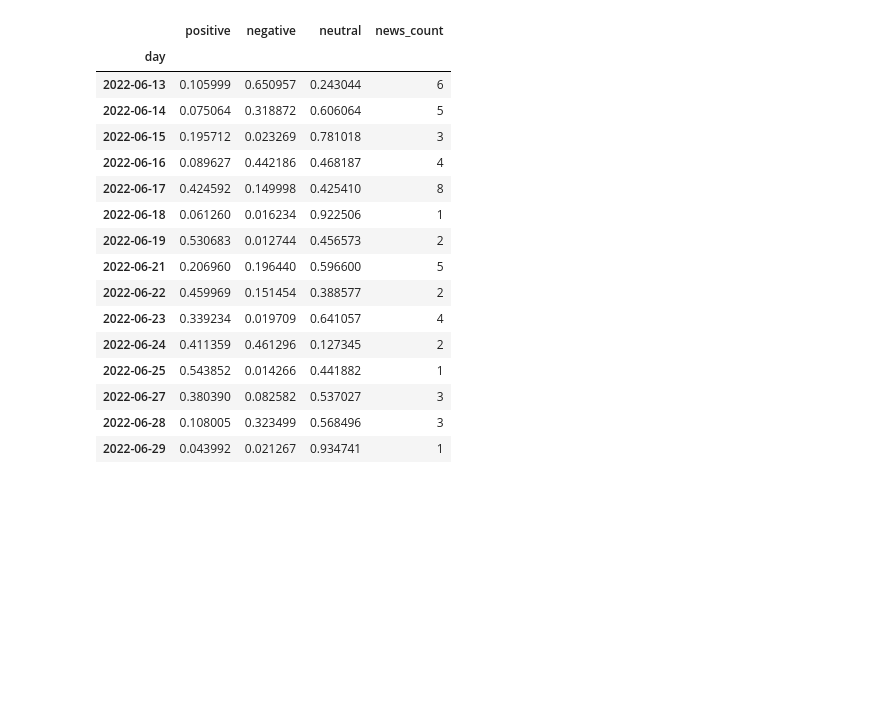
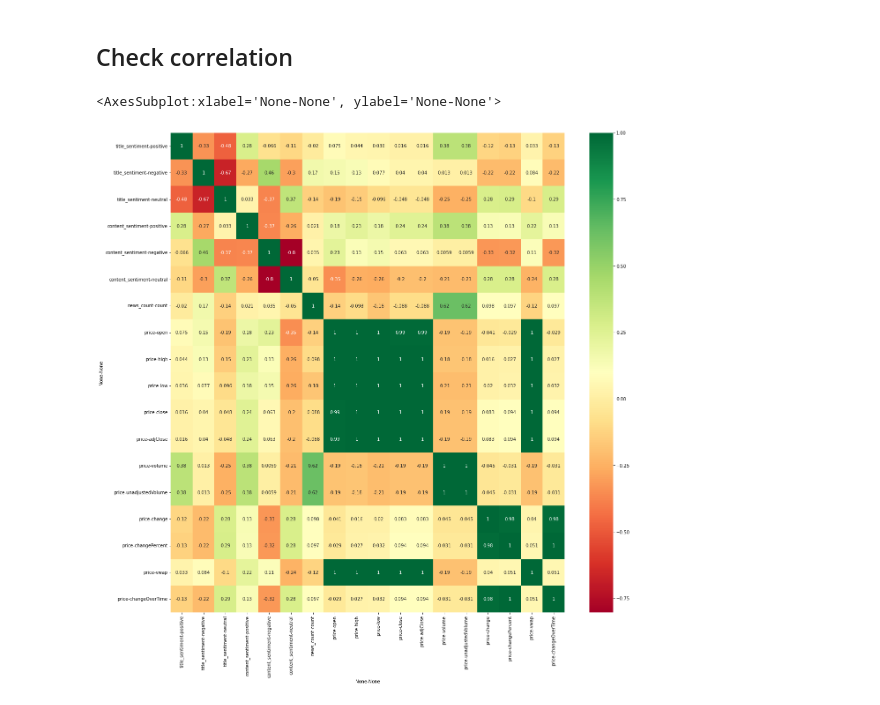
Before and after one commit to pauljhp/StockSentimentAnalysis, a Jupyter notebook: tutorial.ipynb, the cells around one changed output. Cells and saved outputs as stored; diff of their text form; code cells hidden in the pictures; blank space fills up the shorter version.

```diff
--- a/tutorial.ipynb
+++ b/tutorial.ipynb
@@ -146,20 +53,9 @@ ax.set(ylabel="avg softmax",
-# %%
-summary
-# %% [output]
-|  | positive | negative | neutral | news_count |
-| day |  |  |  |  |
-| 2022-06-13 | 0.105999 | 0.650957 | 0.243044 | 6 |
-| 2022-06-14 | 0.075064 | 0.318872 | 0.606064 | 5 |
-| 2022-06-15 | 0.195712 | 0.023269 | 0.781018 | 3 |
-| 2022-06-16 | 0.089627 | 0.442186 | 0.468187 | 4 |
-| 2022-06-17 | 0.424592 | 0.149998 | 0.425410 | 8 |
-| 2022-06-18 | 0.061260 | 0.016234 | 0.922506 | 1 |
-| 2022-06-19 | 0.530683 | 0.012744 | 0.456573 | 2 |
-| 2022-06-21 | 0.206960 | 0.196440 | 0.596600 | 5 |
-| 2022-06-22 | 0.459969 | 0.151454 | 0.388577 | 2 |
-| 2022-06-23 | 0.339234 | 0.019709 | 0.641057 | 4 |
-| 2022-06-24 | 0.411359 | 0.461296 | 0.127345 | 2 |
-| 2022-06-25 | 0.543852 | 0.014266 | 0.441882 | 1 |
-| 2022-06-27 | 0.380390 | 0.082582 | 0.537027 | 3 |
-| 2022-06-28 | 0.108005 | 0.323499 | 0.568496 | 3 |
-| 2022-06-29 | 0.043992 | 0.021267 | 0.934741 | 1 |
+# %% [markdown]
+## Check correlation
+# %%
+import seaborn as sns
+f, ax = plt.subplots(1, figsize=(20, 20))
+sns.heatmap(summary.corr(), annot=True, ax=ax, cmap="RdYlGn")
+# %% [output]
+<AxesSubplot:xlabel='None-None', ylabel='None-None'>
+[figure, added]
```
Also changed, not shown: parts of 13 cells of this notebook, 2 other files.
